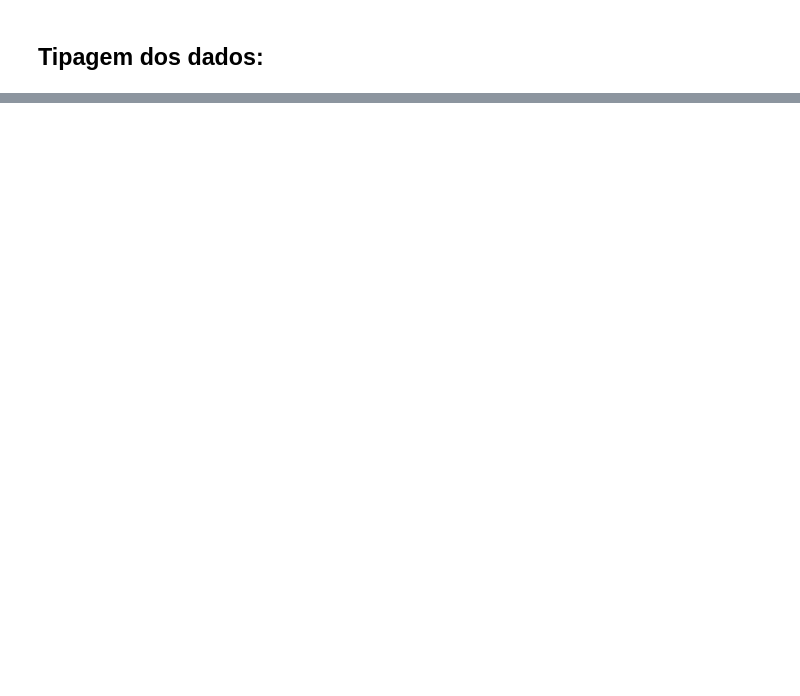
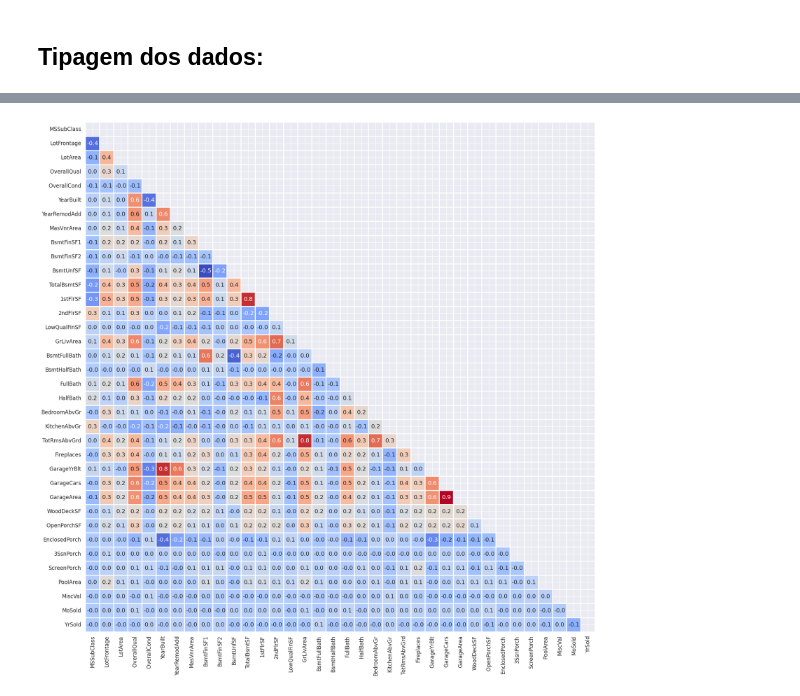
Before and after one commit to daianekr/kaggle-challenge, a Jupyter notebook: nb.ipynb, the cells around one changed output, grey strips where cells are left out. Cells and saved outputs as stored; diff of their text form; code cells hidden in the pictures; blank space fills up the shorter version.

```diff
--- a/nb.ipynb
+++ b/nb.ipynb
@@ -34 +28,15 @@ import pandas as pd
+# %%
+import numpy as np
+import pandas as pd
+import matplotlib.pyplot as plt
+import seaborn as sns
+from datetime import datetime
+#import kaggle as kg
+#from scikit-learn import
+
+import warnings
+pd.options.display.max_columns = 250
+pd.options.display.max_rows = 250
+warnings.filterwarnings('ignore')
+plt.style.use('fivethirtyeight')
 # %% [markdown]
@@ -36,8 +44,8 @@ import pandas as pd
 # %% [markdown]
 Visualizando as primeiras linhas do arquivo:
 # %%
-data = pd.read_csv('/train.csv')
-data.head()
+treino = pd.read_csv('/train.csv')
+treino.head()
 # %% [output]
 Warning: Total number of columns (81) exceeds max_columns (20). Falling back to pandas display.
 |  | Id | MSSubClass | MSZoning | LotFrontage | LotArea | Street | Alley | LotShape | LandContour | ... |
@@ -50,3 +68,8 @@ Warning: Total number of columns (81) exceeds max_columns (20). Falling back to
+# %%
+# removendo a coluna de identificação (Id)
+
+treino.drop('Id', axis=1, inplace=True)
+teste.drop('Id', axis=1, inplace=True)
 # %% [markdown]
 ## Campos do conjunto de dados:
 # %% [markdown]
@@ -196 +211,5 @@ data.head()
+# %%
+# excluindo a variável target do conj. de dados de treino
+
+x = treino.drop(['SalePrice'], axis=1)
 # %%
@@ -209,0 +285,17 @@ data.drop(['SalePrice'], axis=1, inplace=True)
+# %%
+sns.set(font_scale=1.1)
+correlation_train = x.corr(numeric_only=True)
+mask = np.triu(correlation_train.corr())
+plt.figure(figsize=(20, 20))
+sns.heatmap(correlation_train,
+            annot=True,
+            fmt='.1f',
+            cmap='coolwarm',
+            square=True,
+            mask=mask,
+            linewidths=1,
+            cbar=False)
+
+plt.show()
+# %% [output]
+[figure, added]
```
Also changed, not shown: parts of 25 cells of this notebook.
